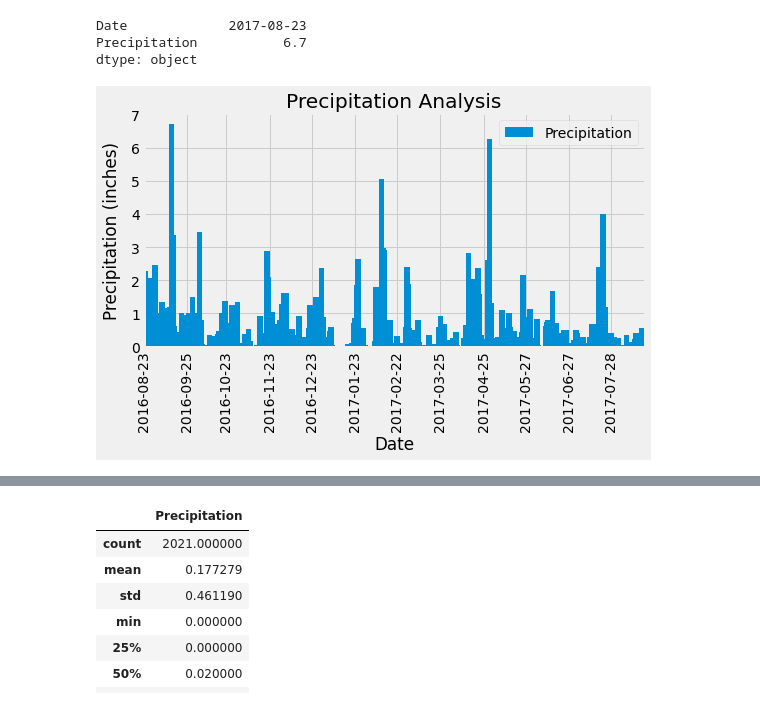
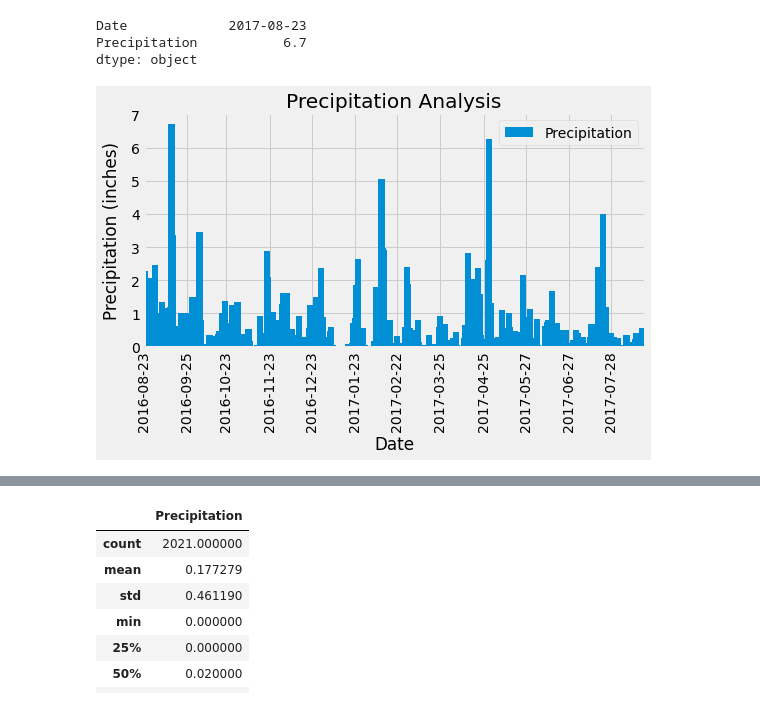
Before and after one commit to njneubauer/sqlalchemy_challenge, a Jupyter notebook: climate_analysis/climate_starter.ipynb, the cells around one changed output, grey strips where cells are left out. Cells and saved outputs as stored; diff of their text form; code cells hidden in the pictures.

Commit message:
climate analysis histogram complete

```diff
--- a/climate_analysis/climate_starter.ipynb
+++ b/climate_analysis/climate_starter.ipynb
@@ -87,33 +87,33 @@ dtype: object
 year_ago = dt.date(2017,8,23)- dt.timedelta(days=365)
 # Perform a query to retrieve the data and precipitation scores
 prcp_data = session.query(Measurement.date, Measurement.prcp).filter(Measurement.date >= year_ago).all()
 
 # Save the query results as a Pandas DataFrame and set the index to the date column
 prcp_df = pd.DataFrame(prcp_data, columns=['Date','Precipitation'])
 
 # # Sort the dataframe by date
 prcp_df.set_index('Date', inplace=True)
 prcp_df.dropna(inplace=True)
 
 # Use Pandas Plotting with Matplotlib to plot the data
 # Create figure and plot space
 fig, ax = plt.subplots(figsize=(8, 4))
 
 # Add x-axis and y-axis
 ax.bar(prcp_df.index.values,
        prcp_df['Precipitation'],
-       width=4,
-       capstyle='butt')
+       width=4.5,
+       capstyle='round')
 # Ensure a major tick for each week using (interval=1)
 ax.xaxis.set_major_locator(mdates.MonthLocator(interval=1))
 
 # Set title and labels for axes
 plt.title("Precipitation Analysis")
 plt.xlabel("Date")
 plt.ylabel("Precipitation (inches)", labelpad=10)
 plt.xlim("2016-08-23","2017-08-23")
 plt.xticks(rotation=90)
 plt.legend(("Precipitation",))
 plt.show()
 # %% [output]
-[figure, old version]
+[figure, new version]
```
Also changed, not shown: parts of 7 cells of this notebook.
